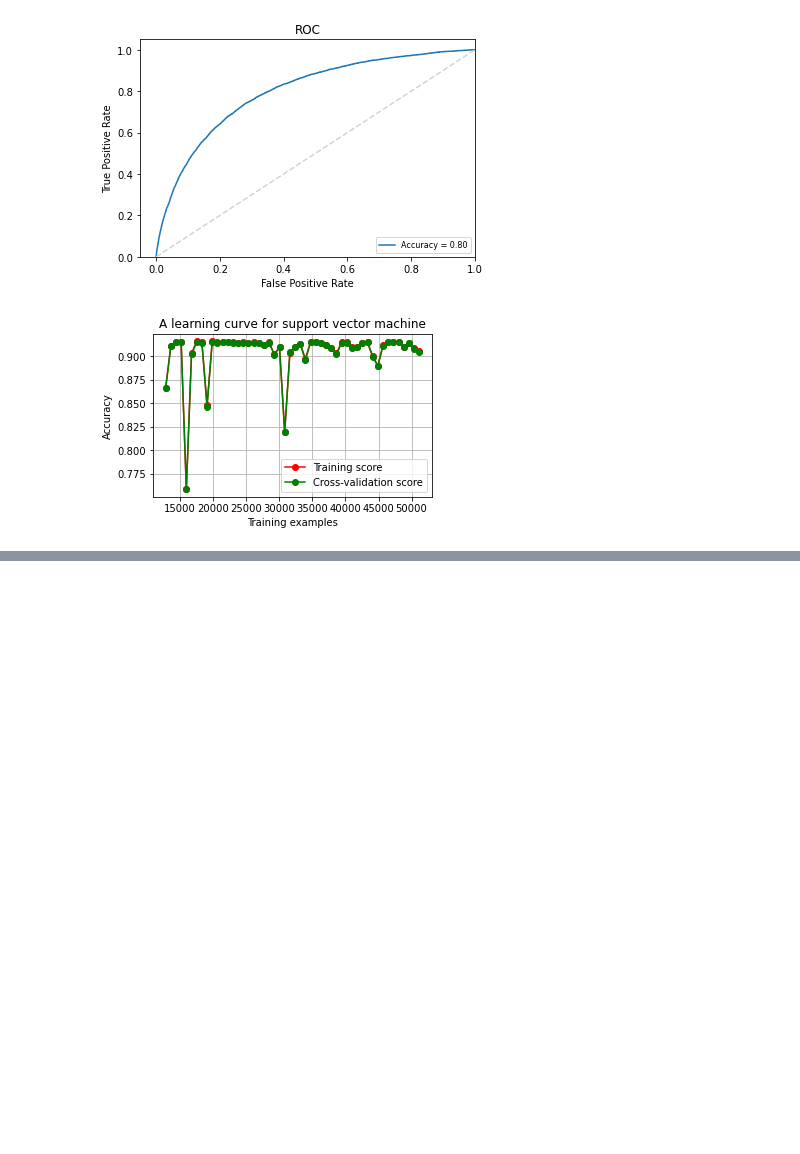
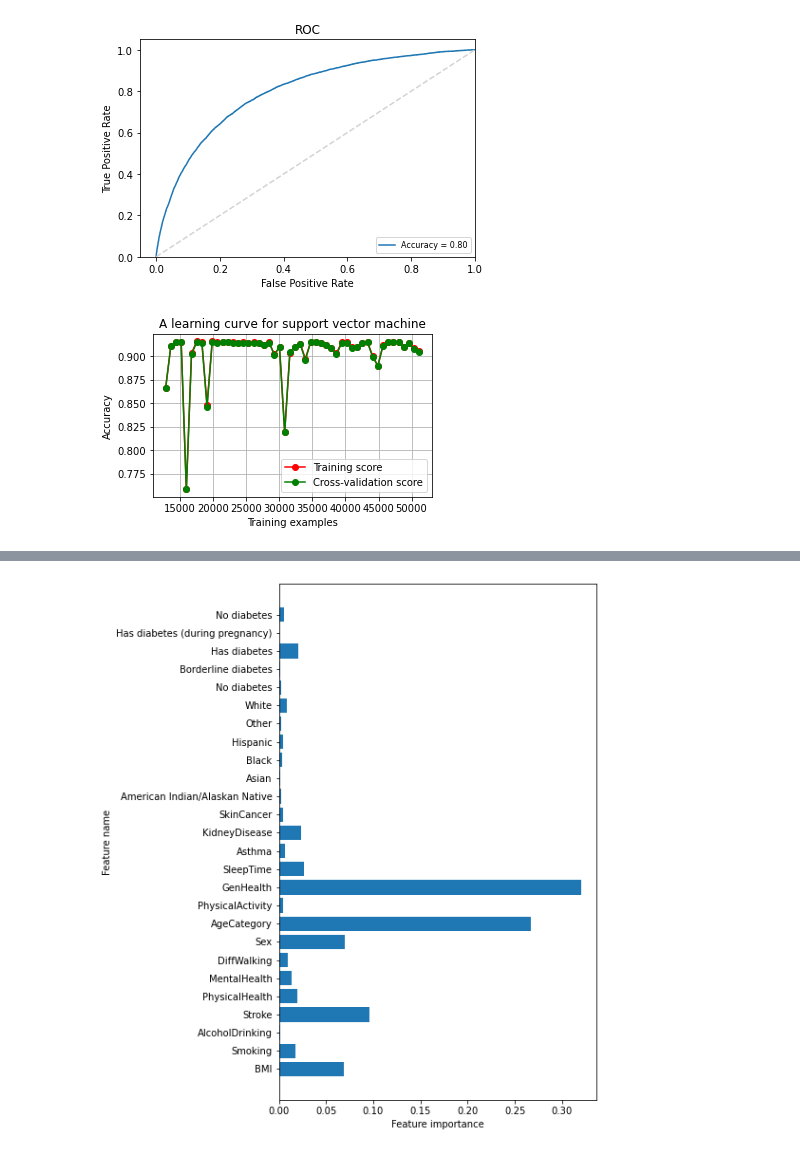
Before and after one commit to RileyCullen/CPSC4310, a Jupyter notebook: MLP3/pki_models.ipynb, the cells around one changed output, grey strips where cells are left out. Cells and saved outputs as stored; diff of their text form; code cells hidden in the pictures; blank space fills up the shorter version.

```diff
--- a/MLP3/pki_models.ipynb
+++ b/MLP3/pki_models.ipynb
@@ -460,0 +580,23 @@ plt.show()
+# %%
+# plot important features
+def plot_feature_importances(clf, feature_names):
+    c_features = len(feature_names)
+    plt.figure(figsize=(6, 10))
+    plt.barh(range(c_features), clf.feature_importances_)
+    plt.xlabel("Feature importance")
+    plt.ylabel("Feature name")
+    plt.yticks(np.arange(c_features), feature_names, fontsize=10)
+
+cols = ['BMI', 'Smoking', 'AlcoholDrinking', 'Stroke', \
+    'PhysicalHealth', 'MentalHealth', 'DiffWalking', 'Sex', 'AgeCategory', \
+    'PhysicalActivity', 'GenHealth', 'SleepTime', 'Asthma', 'KidneyDisease', \
+    'SkinCancer', 'American Indian/Alaskan Native', 'Asian', 'Black', \
+    'Hispanic', 'Other', 'White', 'No diabetes', 'Borderline diabetes', \
+    'Has diabetes', 'Has diabetes (during pregnancy)', 'No diabetes']
+
+# call the function above
+plot_feature_importances(tree, cols)
+plt.savefig("./results/tree_important_features.png", bbox_inches='tight', transparent=False, facecolor='white')
+plt.show()
+# %% [output]
+[figure, added]
```
Also changed, not shown: parts of 14 cells of this notebook.
